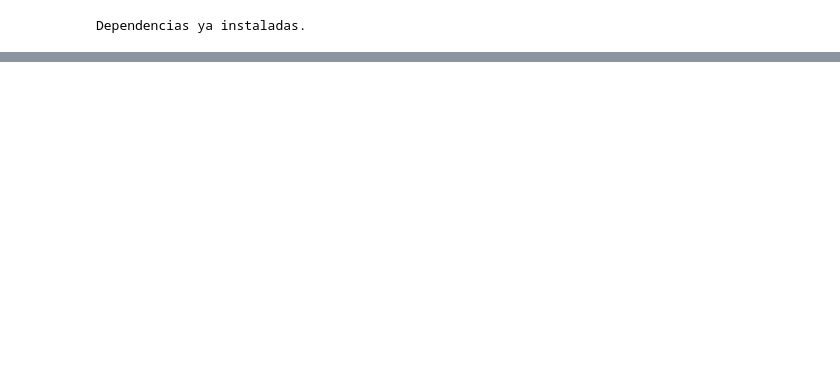
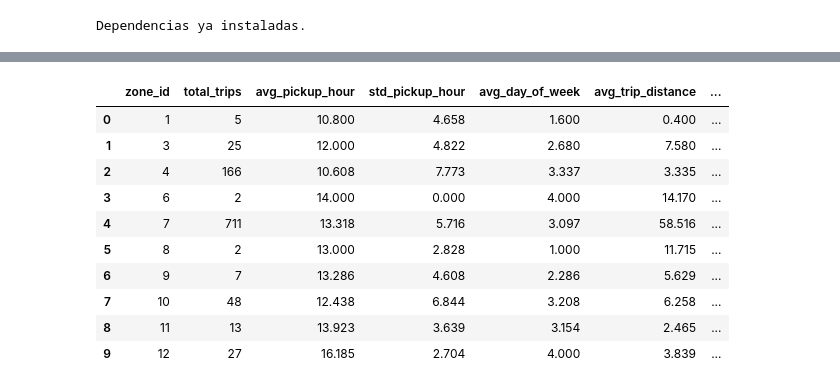
Before and after one commit to secarvallo/MLY0100, a Jupyter notebook: ML-ET/crisp-dm/03_data_preparation.ipynb, the cells around one changed output, grey strips where cells are left out. Cells and saved outputs as stored; diff of their text form; code cells hidden in the pictures; blank space fills up the shorter version.

```diff
--- a/ML-ET/crisp-dm/03_data_preparation.ipynb
+++ b/ML-ET/crisp-dm/03_data_preparation.ipynb
@@ -70,0 +103,15 @@ DataFrame guardado exitosamente como './data/DataPreparation_fhvhv_tripdata_2025
+# %%
+# Cargar datasets procesados de la fase anterior
+print("Cargando datasets...")
+
+# TAXIS (Yellow/Green) - Dataset equilibrado
+taxis_df = pd.read_parquet('data/DataUnderstanding_taxis_sample.parquet')
+print(f"✓ Taxis cargados: {len(taxis_df):,} registros")
+
+# FHVHV (Uber/Lyft) - Muestra del 1%
+fhvhv_df = pd.read_parquet('data/DataUnderstanding_fhvhv_sample.parquet')
+print(f"✓ FHVHV cargados: {len(fhvhv_df):,} registros")
+
+print("\n" + "="*60)
+print("DATASETS CARGADOS EXITOSAMENTE")
+print("="*60)
@@ -70,0 +203,65 @@ DataFrame guardado exitosamente como './data/DataPreparation_fhvhv_tripdata_2025
+# %%
+print("=" * 60)
+print("CREANDO FEATURES AGREGADAS POR ZONA")
+print("=" * 60)
+
+# Features temporales ya están creadas en taxis_df, verificar si existen
+print("Verificando features temporales...")
+if 'pickup_hour' not in taxis_df.columns:
+    taxis_df['pickup_hour'] = taxis_df['pickup_datetime'].dt.hour
+if 'pickup_day_of_week' not in taxis_df.columns:
+    taxis_df['pickup_day_of_week'] = taxis_df['pickup_datetime'].dt.dayofweek
+
+print("✓ Features temporales verificadas")
+
+# Agregación por zona de pickup (PULocationID) usando columnas de TAXIS
+zone_features = taxis_df.groupby('PULocationID').agg({
+    # Volumen de viajes
+    'VendorID': 'count',  # Total de viajes
+
+    # Características temporales
+    'pickup_hour': ['mean', 'std'],  # Hora promedio y variabilidad
+    'pickup_day_of_week': 'mean',  # Día de la semana promedio
+
+    # Características del viaje
+    'trip_distance': ['mean', 'std', 'median'],  # Distancia
+    'trip_duration_min': 'mean',  # Duración promedio en minutos
+
+    # Características financieras
+    'fare_amount': ['mean', 'std'],  # Tarifa base
+    'total_amount': ['mean', 'std'],  # Monto total
+    'tip_amount': 'mean',  # Propinas
+    'tolls_amount': 'mean',  # Peajes
+
+    # Tipo de servicio (taxi color)
+    'is_color': 'mean',  # Proporción de yellow vs green taxis
+}).reset_index()
+
+# Aplanar nombres de columnas multinivel
+zone_features.columns = ['_'.join(col).strip('_') if col[1] else col[0]
+                        for col in zone_features.columns.values]
+
+# Renombrar columnas con nombres más descriptivos
+zone_features.columns = [
+    'zone_id',
+    'total_trips',
+    'avg_pickup_hour',
+    'std_pickup_hour',
+    'avg_day_of_week',
+    'avg_trip_distance',
+    'std_trip_distance',
+    'median_trip_distance',
+    'avg_trip_duration',
+    'avg_fare',
+    'std_fare',
+    'avg_total_amount',
+    'std_total_amount',
+    'avg_tip',
+    'avg_tolls',
+    'pct_yellow_taxi'
+]
+
+print(f"✓ Features agregadas creadas: {zone_features.shape}")
+print(f"\nPrimeras filas:")
+zone_features.head(10)
+# %% [output]
@@ -70,0 +276,11 @@ DataFrame guardado exitosamente como './data/DataPreparation_fhvhv_tripdata_2025
+|  | zone_id | total_trips | avg_pickup_hour | std_pickup_hour | avg_day_of_week | avg_trip_distance | ... |
+| 0 | 1 | 5 | 10.800 | 4.658 | 1.600 | 0.400 | ... |
+| 1 | 3 | 25 | 12.000 | 4.822 | 2.680 | 7.580 | ... |
+| 2 | 4 | 166 | 10.608 | 7.773 | 3.337 | 3.335 | ... |
+| 3 | 6 | 2 | 14.000 | 0.000 | 4.000 | 14.170 | ... |
+| 4 | 7 | 711 | 13.318 | 5.716 | 3.097 | 58.516 | ... |
+| 5 | 8 | 2 | 13.000 | 2.828 | 1.000 | 11.715 | ... |
+| 6 | 9 | 7 | 13.286 | 4.608 | 2.286 | 5.629 | ... |
+| 7 | 10 | 48 | 12.438 | 6.844 | 3.208 | 6.258 | ... |
+| 8 | 11 | 13 | 13.923 | 3.639 | 3.154 | 2.465 | ... |
+| 9 | 12 | 27 | 16.185 | 2.704 | 4.000 | 3.839 | ... |
```
Also changed, not shown: parts of 44 cells of this notebook.
